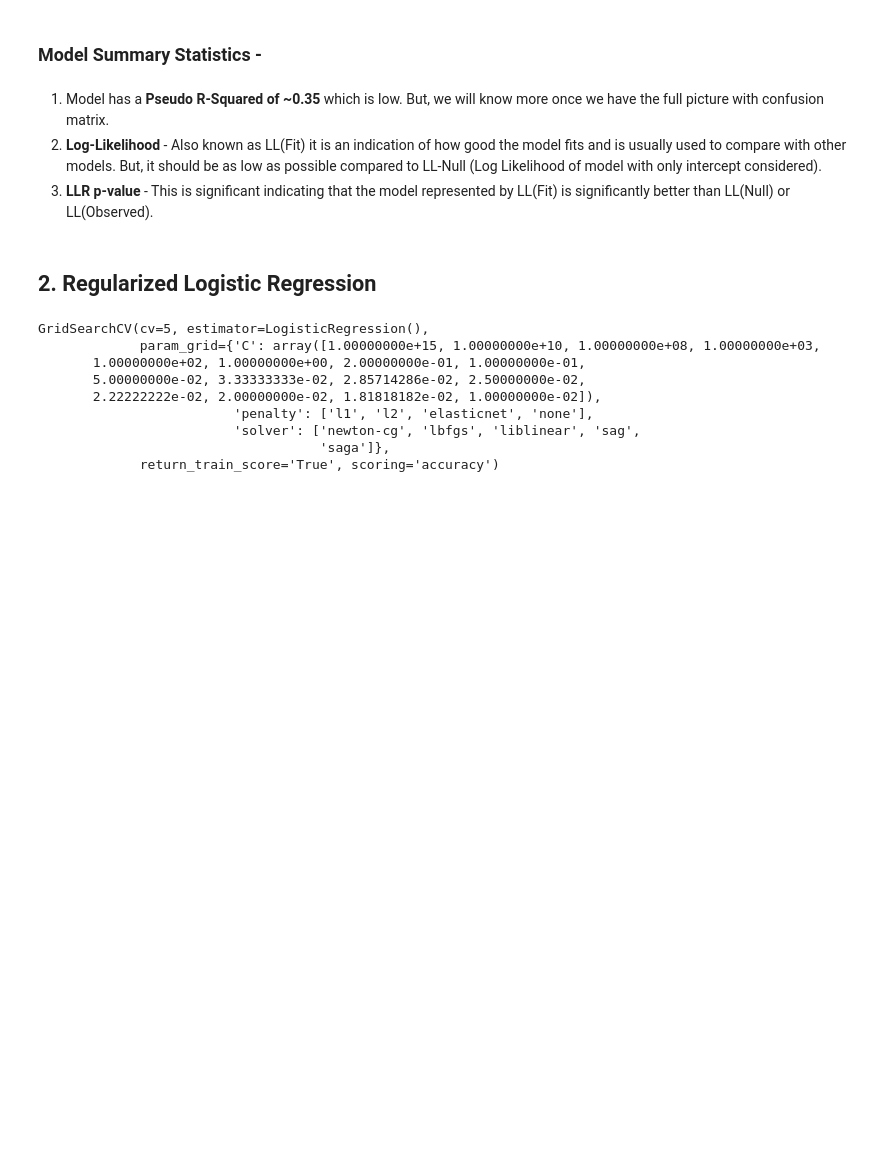
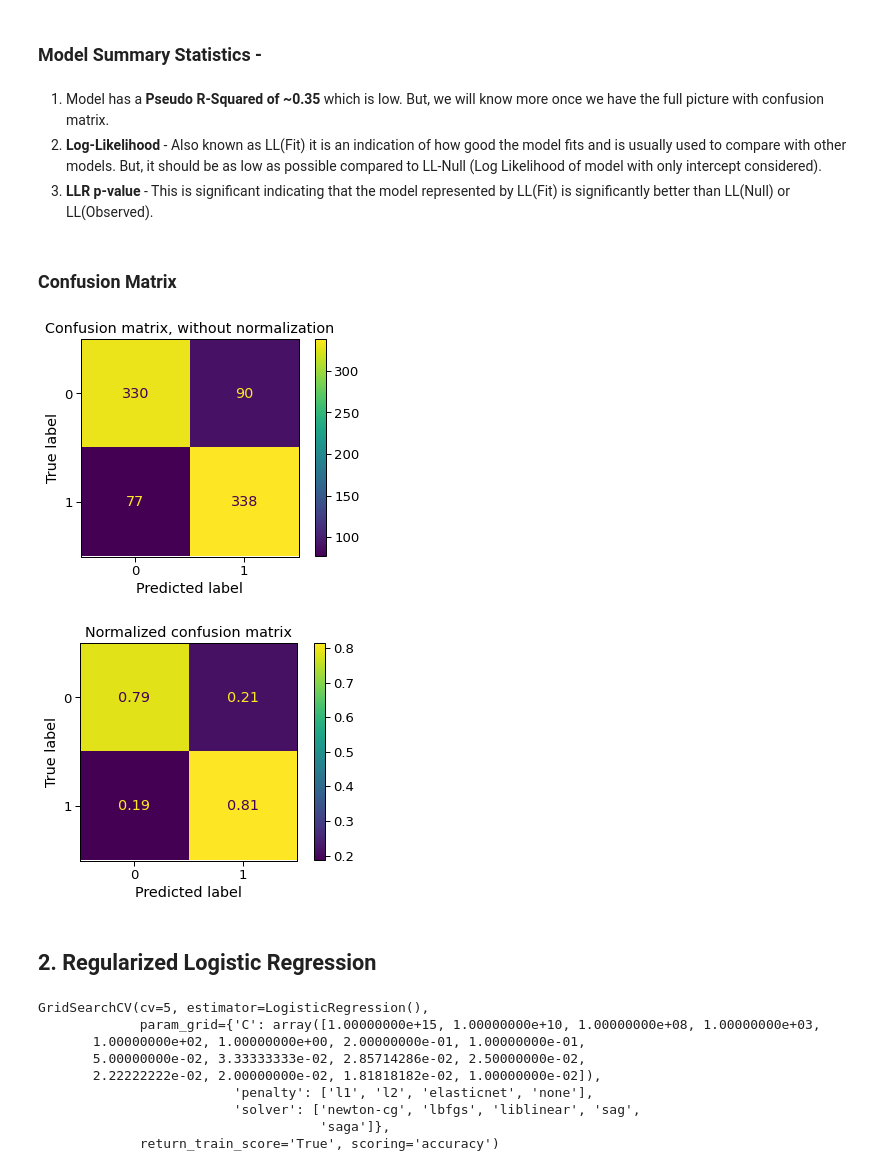
Before and after one commit to faheemrajwadkar/Abalone-Classification, a Jupyter notebook: Abalone - Logistic Regression.ipynb, the cells around one changed output. Cells and saved outputs as stored; diff of their text form; code cells hidden in the pictures; blank space fills up the shorter version.

```diff
--- a/Abalone - Logistic Regression.ipynb
+++ b/Abalone - Logistic Regression.ipynb
@@ -442,6 +454,30 @@ MNLogit Regression Results
 1. Model has a **Pseudo R-Squared of ~0.35** which is low. But, we will know more once we have the full picture with confusion matrix.
 2. **Log-Likelihood** - Also known as LL(Fit) it is an indication of how good the model fits and is usually used to compare with other models. But, it should be as low as possible compared to LL-Null (Log Likelihood of model with only intercept considered).
 3. **LLR p-value** - This is significant indicating that the model represented by LL(Fit) is significantly better than LL(Null) or LL(Observed).
+# %% [markdown]
+### Confusion Matrix
+# %%
+from sklearn.metrics import confusion_matrix, ConfusionMatrixDisplay
+
+y_true = y_test
+y_pred = np.round(logistic_regressor.predict(X_test))
+
+# cm = confusion_matrix(y_true = y_test, y_pred = logistic_regressor.predict(X_test), labels = [0, 1])
+# cm_norm = confusion_matrix(y_true = y_test, y_pred = logistic_regressor.predict(X_test), labels = [0, 1], normalize=True)
+titles_options = [
+    ("Confusion matrix, without normalization", None),
+    ("Normalized confusion matrix", "true"),
+]
+
+for title, normalize in titles_options:
+    cm = confusion_matrix(y_true = y_true, y_pred = y_pred, labels = [0, 1], normalize = normalize)
+    disp = ConfusionMatrixDisplay(confusion_matrix=cm)
+    disp.plot()
+    plt.title(title)
+    plt.show()
+# %% [output]
+[figure, added]
+[figure, added]
 # %% [markdown]
 ## 2. Regularized Logistic Regression
 # %%
```
Also changed, not shown: parts of 11 cells of this notebook, 6 other files.
